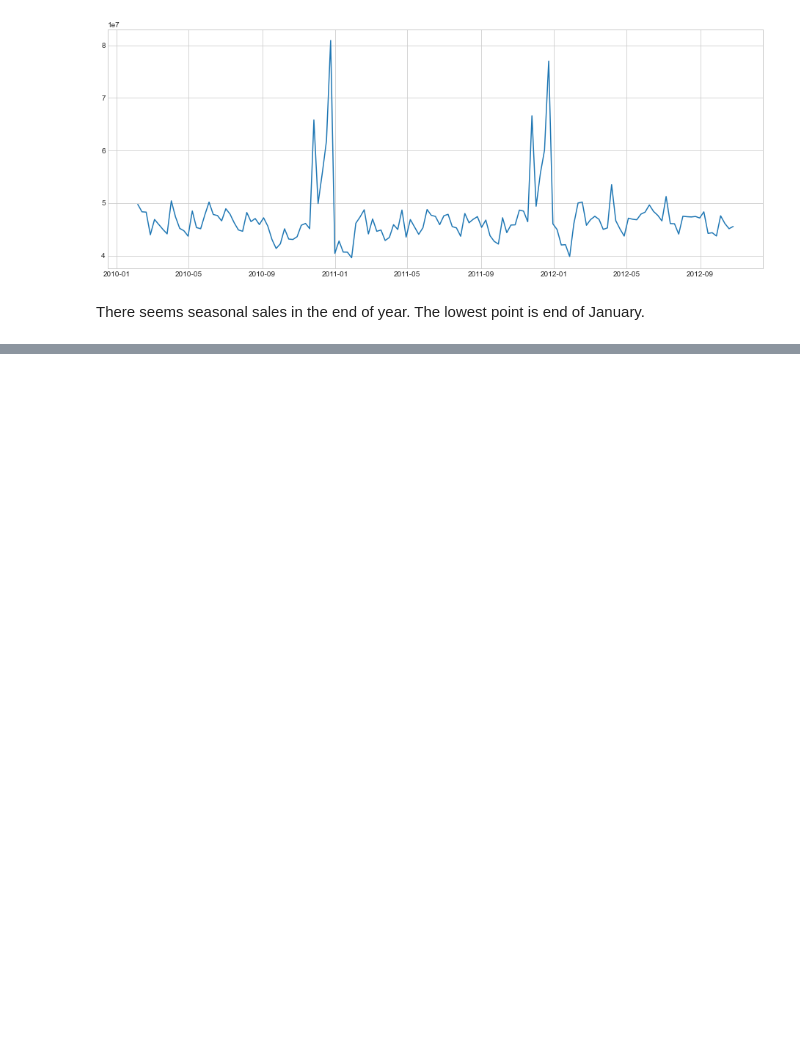
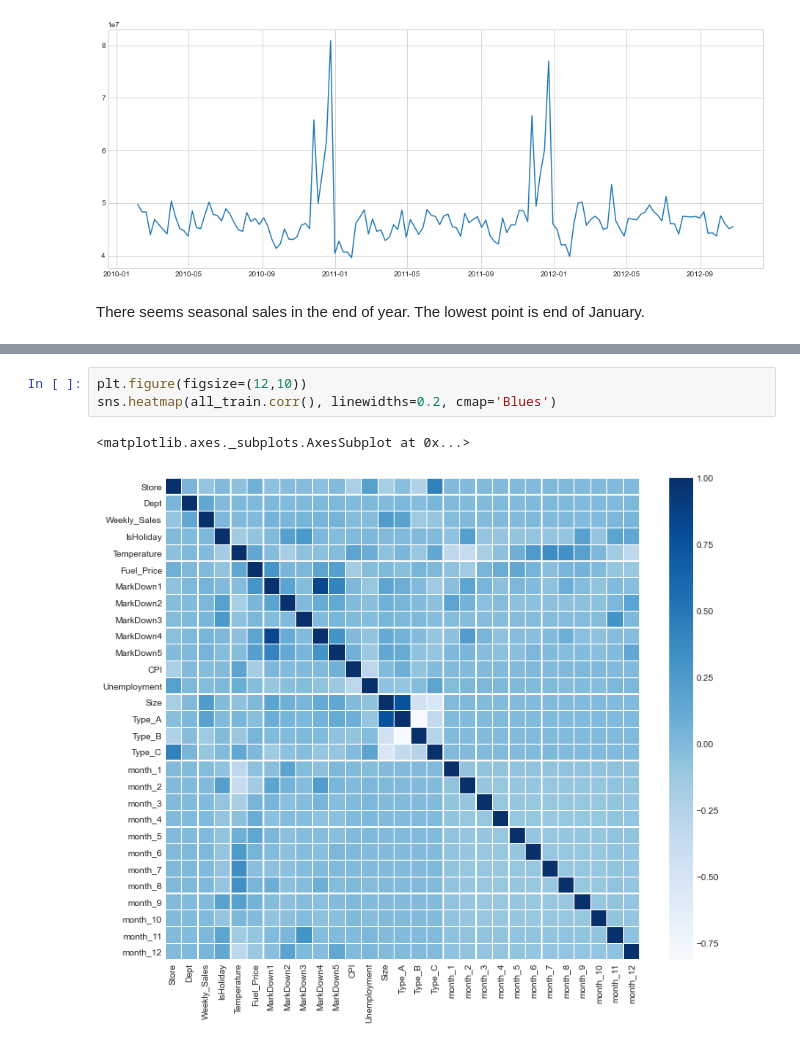
Before and after one commit to rainbowmoonlight/Kaggle, a Jupyter notebook: Walmart - Store Sales Forecasting/Walmart - Store Sales Forecasting.ipynb, the cells around one changed output, grey strips where cells are left out. Saved outputs shown, nothing was run; the diff lists cells and outputs as text; blank space fills up the shorter version.

```diff
--- a/Walmart - Store Sales Forecasting/Walmart - Store Sales Forecasting.ipynb
+++ b/Walmart - Store Sales Forecasting/Walmart - Store Sales Forecasting.ipynb
@@ -381,0 +434,6 @@ There seems seasonal sales in the end of year. The lowest point is end of Januar
+# %%
+plt.figure(figsize=(12,10))
+sns.heatmap(all_train.corr(), linewidths=0.2, cmap='Blues')
+# %% [output]
+<matplotlib.axes._subplots.AxesSubplot at 0x...>
+[figure, added]
```
Also changed, not shown: parts of 10 cells of this notebook.
